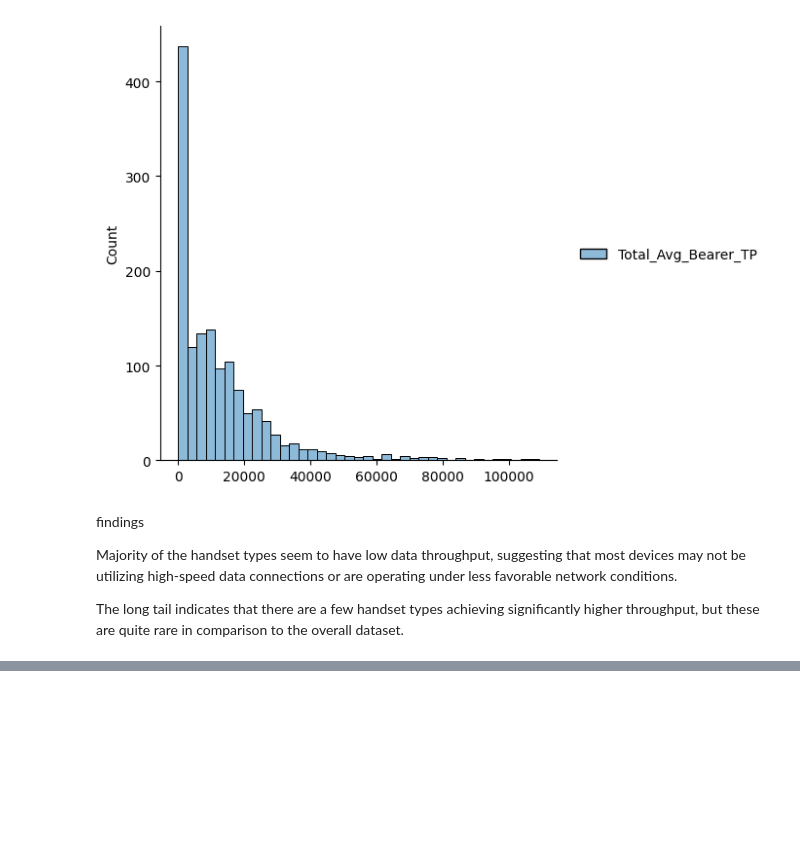
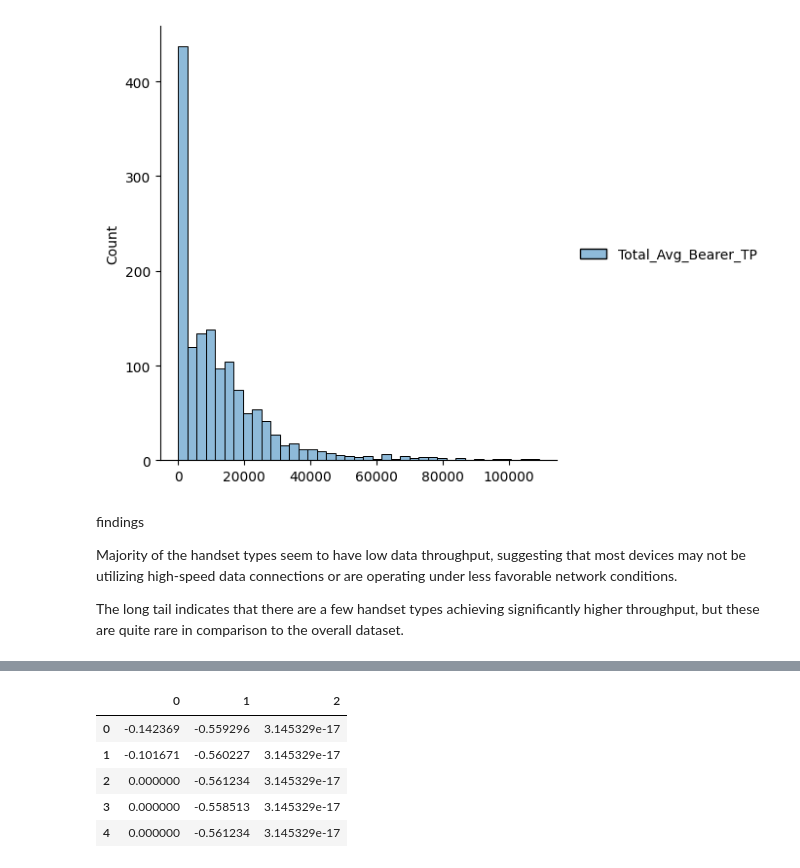
Before and after one commit to brook1167/Telecom-Analysis, a Jupyter notebook: notebooks/User_experience_analysis_task3.ipynb, the cells around one changed output, grey strips where cells are left out. Saved outputs shown, nothing was run; the diff lists cells and outputs as text; code cells hidden in the pictures; blank space fills up the shorter version.

```diff
--- a/notebooks/User_experience_analysis_task3.ipynb
+++ b/notebooks/User_experience_analysis_task3.ipynb
@@ -165,0 +201,11 @@ The long tail indicates that there are a few handset types achieving significant
+# %%
+scaler = StandardScaler()
+scaled_array = scaler.fit_transform(metrics)
+pd.DataFrame(scaled_array).head()
+# %% [output]
+|  | 0 | 1 | 2 |
+| 0 | -0.142369 | -0.559296 | 3.145329e-17 |
+| 1 | -0.101671 | -0.560227 | 3.145329e-17 |
+| 2 | 0.000000 | -0.561234 | 3.145329e-17 |
+| 3 | 0.000000 | -0.558513 | 3.145329e-17 |
+| 4 | 0.000000 | -0.561234 | 3.145329e-17 |
```
Also changed, not shown: parts of 5 cells of this notebook.
